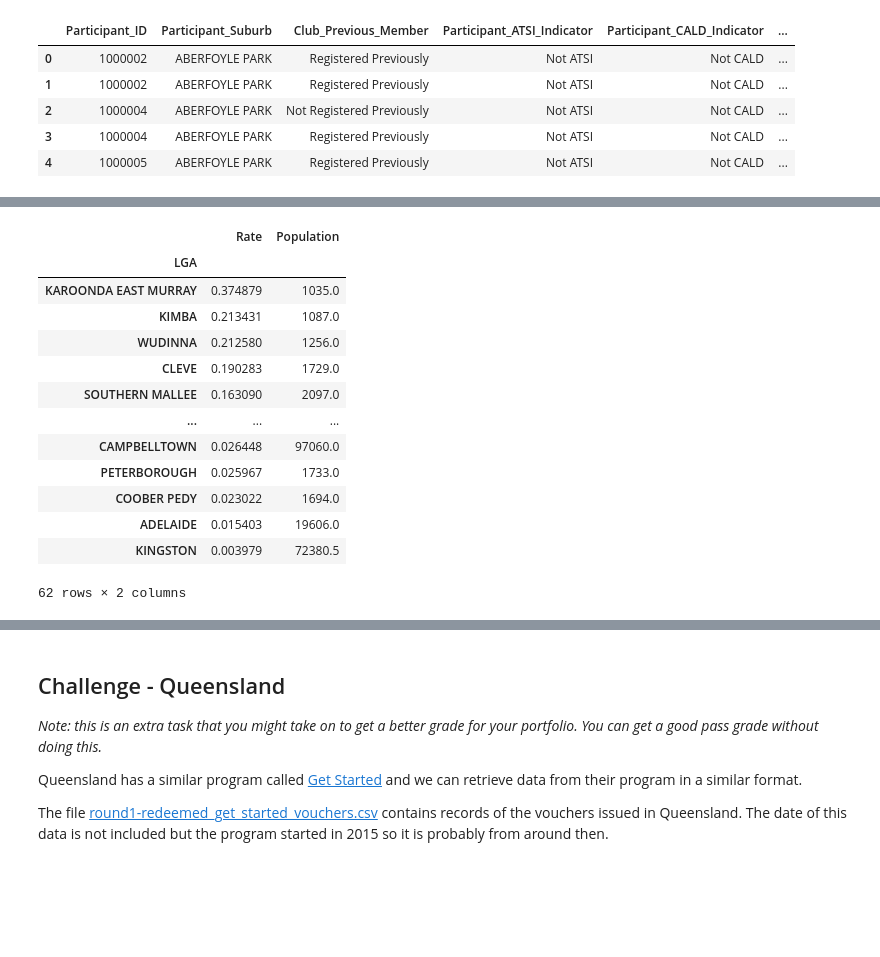
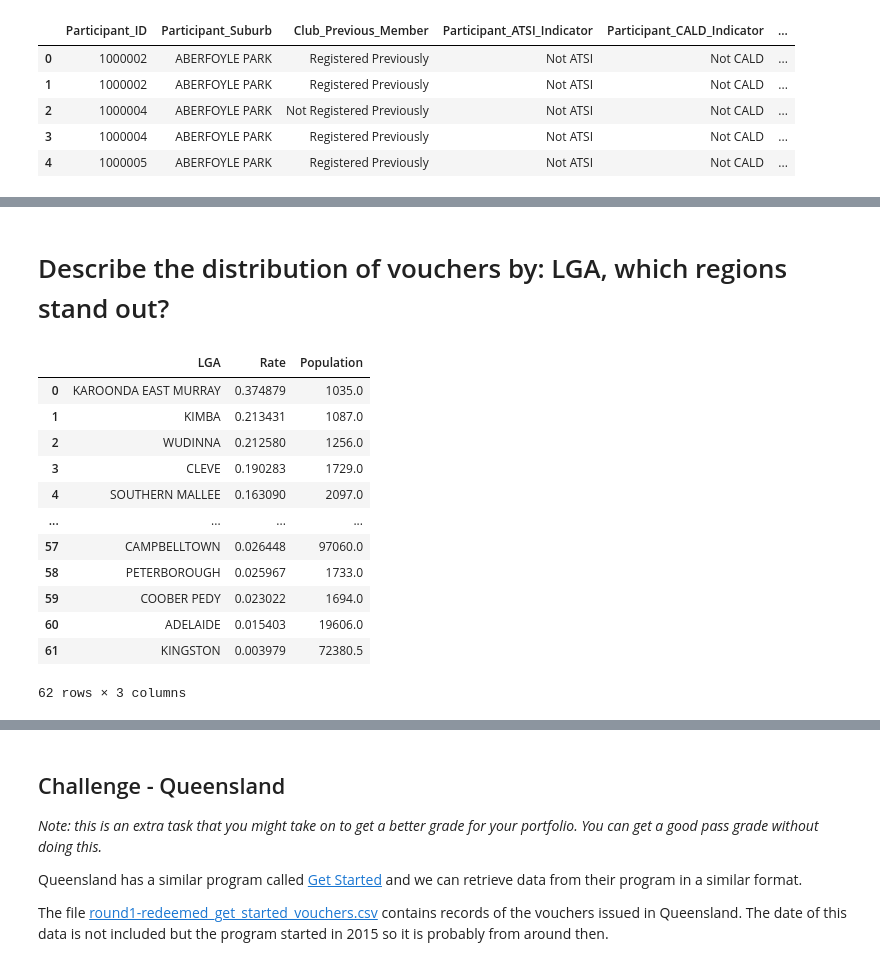
Before and after one commit to MQCOMP2200-S2-2021/data-science-portfolio-wenkangmq, a Jupyter notebook: Portfolio 2.ipynb, the cells around one changed output, grey strips where cells are left out. Drawn from its saved outputs; the diff is of its cells as text; code cells hidden in the pictures; blank space fills up the shorter version.

```diff
--- a/Portfolio 2.ipynb
+++ b/Portfolio 2.ipynb
@@ -118,5 +118,7 @@ sa_vouchers_scores.head()
 | 2 | 1000004 | ABERFOYLE PARK | Not Registered Previously | Not ATSI | Not CALD | Female | 50 | Hub Gymnastics Club | ... |
 | 3 | 1000004 | ABERFOYLE PARK | Registered Previously | Not ATSI | Not CALD | Female | 50 | Hub Gymnastics Club | ... |
 | 4 | 1000005 | ABERFOYLE PARK | Registered Previously | Not ATSI | Not CALD | Female | 50 | Blackwood Community Recreation As... | ... |
+# %% [markdown]
+# Describe the distribution of vouchers by: LGA, which regions stand out?
 # %%
 # Calculate each LGA's voucher claim rate: divide each LGA's voucher count by its population.
@@ -128,22 +130,21 @@ grouped_LGA.columns=['Rate']
 # %%
 grouped_LGA = pd.concat((grouped_LGA,LGA_population),axis=1)
 # %%
-
-grouped_LGA = grouped_LGA.dropna() # some LGAs don't have population data'
-grouped_LGA = grouped_LGA.sort_values(by='Rate',ascending=False)
+grouped_LGA = grouped_LGA.dropna()  # some LGAs don't have population data'
+grouped_LGA = grouped_LGA.sort_values(by="Rate", ascending=False)
+grouped_LGA = grouped_LGA.reset_index()
 grouped_LGA
 # %% [output]
-|  | Rate | Population |
-| LGA |  |  |
-| KAROONDA EAST MURRAY | 0.374879 | 1035.0 |
-| KIMBA | 0.213431 | 1087.0 |
-| WUDINNA | 0.212580 | 1256.0 |
-| CLEVE | 0.190283 | 1729.0 |
-| SOUTHERN MALLEE | 0.163090 | 2097.0 |
-| ... | ... | ... |
-| CAMPBELLTOWN | 0.026448 | 97060.0 |
-| PETERBOROUGH | 0.025967 | 1733.0 |
-| COOBER PEDY | 0.023022 | 1694.0 |
-| ADELAIDE | 0.015403 | 19606.0 |
-| KINGSTON | 0.003979 | 72380.5 |
+|  | LGA | Rate | Population |
+| 0 | KAROONDA EAST MURRAY | 0.374879 | 1035.0 |
+| 1 | KIMBA | 0.213431 | 1087.0 |
+| 2 | WUDINNA | 0.212580 | 1256.0 |
+| 3 | CLEVE | 0.190283 | 1729.0 |
+| 4 | SOUTHERN MALLEE | 0.163090 | 2097.0 |
+| ... | ... | ... | ... |
+| 57 | CAMPBELLTOWN | 0.026448 | 97060.0 |
+| 58 | PETERBOROUGH | 0.025967 | 1733.0 |
+| 59 | COOBER PEDY | 0.023022 | 1694.0 |
+| 60 | ADELAIDE | 0.015403 | 19606.0 |
+| 61 | KINGSTON | 0.003979 | 72380.5 |
-62 rows × 2 columns
+62 rows × 3 columns
```
Also changed, not shown: parts of 29 cells of this notebook.
